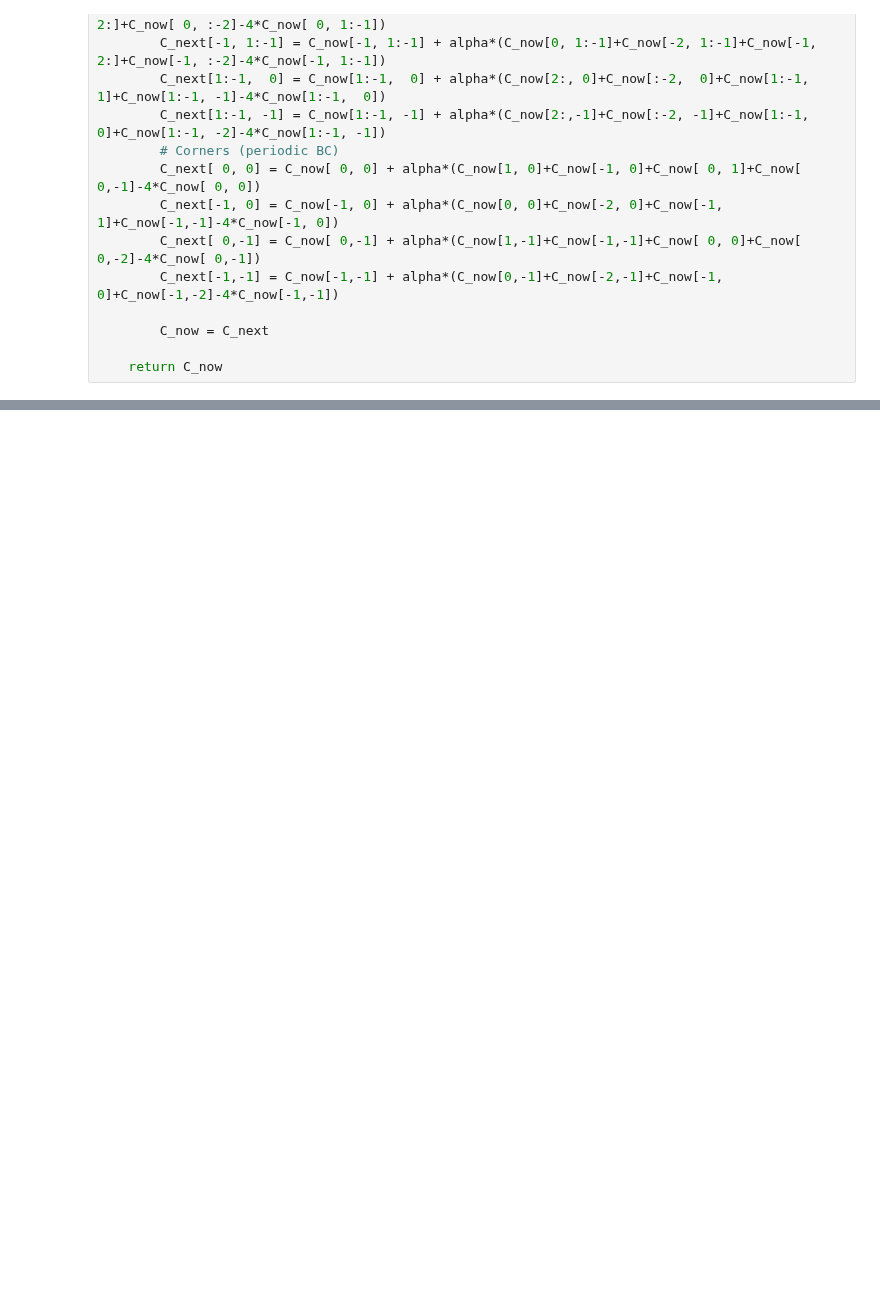
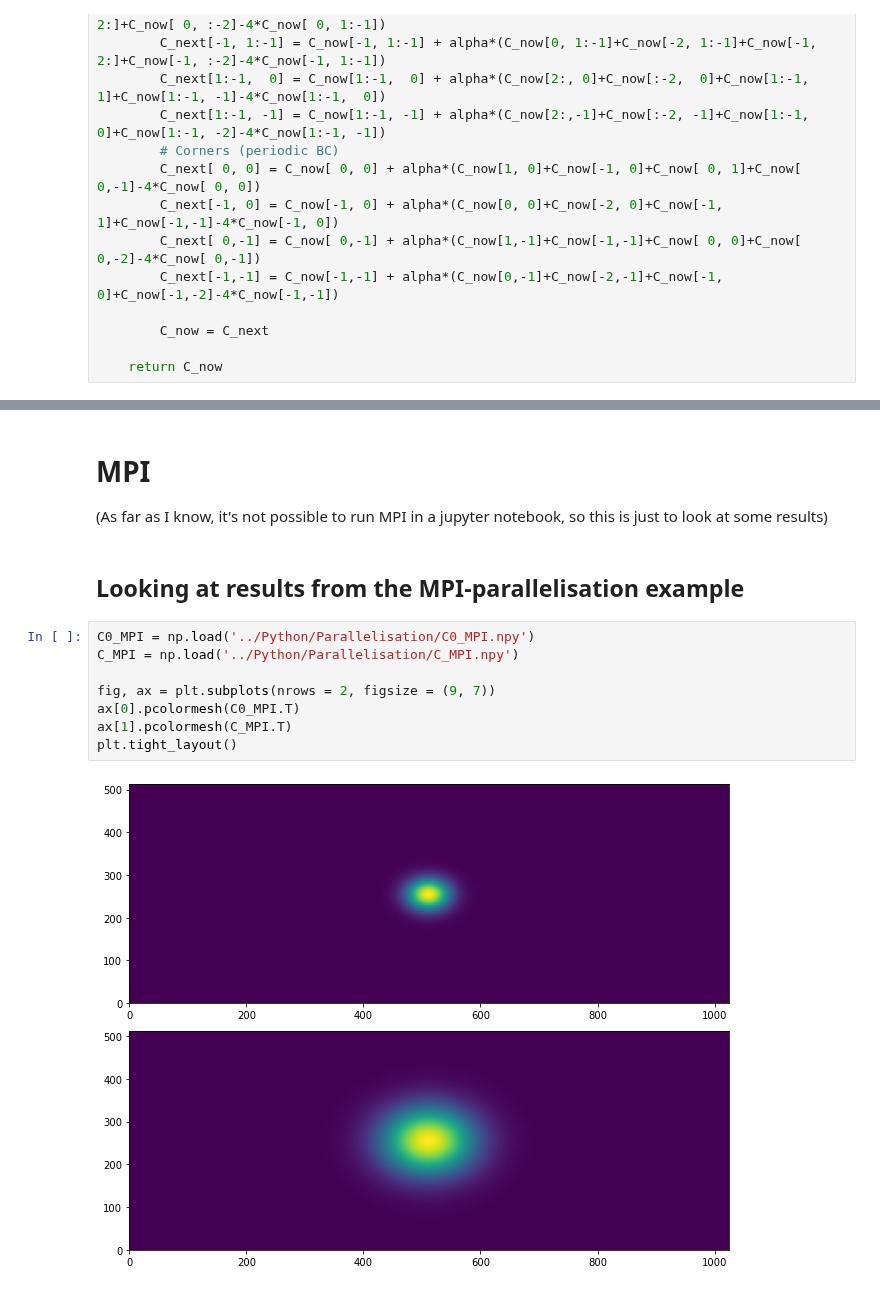
Before and after one commit to nordam/ComputationalPhysics, a Jupyter notebook: Notebooks/14 - Parallelisation.ipynb, the cells around one changed output, grey strips where cells are left out. Drawn from its saved outputs; the diff is of its cells as text; blank space fills up the shorter version.

Commit message:
Some minor tweaks to notebook on parallelisation

```diff
--- a/Notebooks/14 - Parallelisation.ipynb
+++ b/Notebooks/14 - Parallelisation.ipynb
@@ -580 +578,17 @@ Max difference between solutions:  0.0015855134
 [figure]
+# %% [markdown]
+# MPI
+
+(As far as I know, it's not possible to run MPI in a jupyter notebook, so this is just to look at some results)
+# %% [markdown]
+## Looking at results from the MPI-parallelisation example
+# %%
+C0_MPI = np.load('../Python/Parallelisation/C0_MPI.npy')
+C_MPI = np.load('../Python/Parallelisation/C_MPI.npy')
+
+fig, ax = plt.subplots(nrows = 2, figsize = (9, 7))
+ax[0].pcolormesh(C0_MPI.T)
+ax[1].pcolormesh(C_MPI.T)
+plt.tight_layout()
+# %% [output]
+[figure, added]
```
Also changed, not shown: parts of 14 cells of this notebook.
